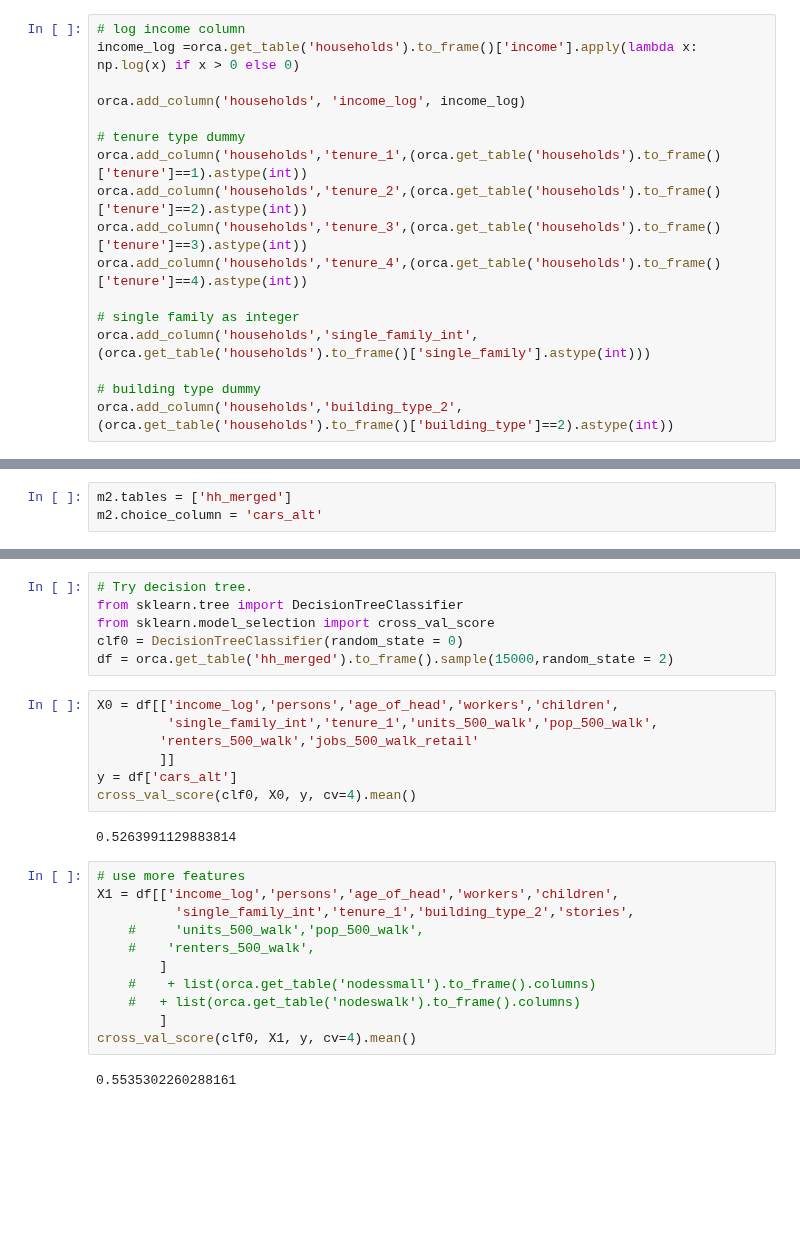
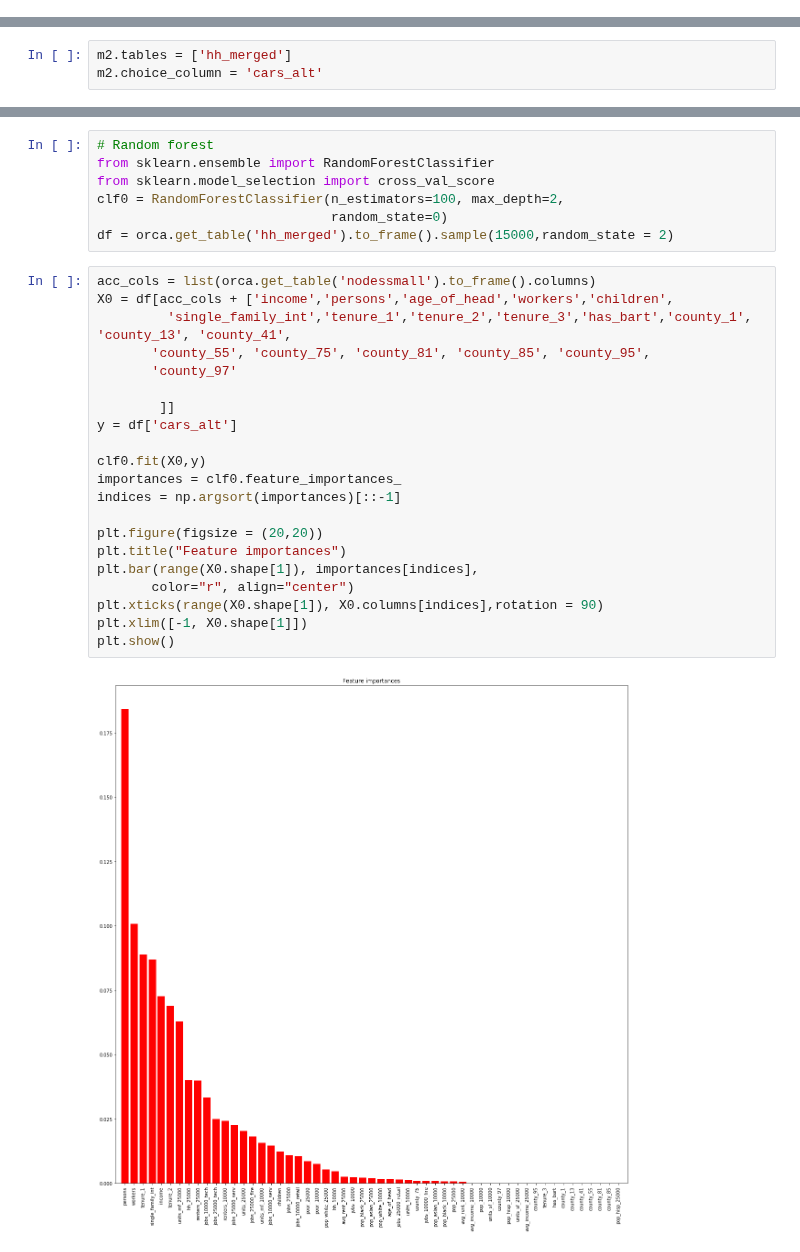
Before and after one commit to ual/ual_model_workspace, a Jupyter notebook: fall-2018-models/notebooks-jayne/auto_ownership.ipynb, the cells around one changed output, grey strips where cells are left out. Cells and saved outputs as stored; diff of their text form; blank space fills up the shorter version.

```diff
--- a/fall-2018-models/notebooks-jayne/auto_ownership.ipynb
+++ b/fall-2018-models/notebooks-jayne/auto_ownership.ipynb
@@ -141,17 +120,0 @@ m.choice_column = 'cars_alt'
-# %%
-# log income column
-income_log =orca.get_table('households').to_frame()['income'].apply(lambda x:  np.log(x) if x > 0 else 0)
-
-orca.add_column('households', 'income_log', income_log)
-
-# tenure type dummy
-orca.add_column('households','tenure_1',(orca.get_table('households').to_frame()['tenure']==1).astype(int))
-orca.add_column('households','tenure_2',(orca.get_table('households').to_frame()['tenure']==2).astype(int))
-orca.add_column('households','tenure_3',(orca.get_table('households').to_frame()['tenure']==3).astype(int))
-orca.add_column('households','tenure_4',(orca.get_table('households').to_frame()['tenure']==4).astype(int))
-
-# single family as integer
-orca.add_column('households','single_family_int',(orca.get_table('households').to_frame()['single_family'].astype(int)))
-
-# building type dummy
-orca.add_column('households','building_type_2',(orca.get_table('households').to_frame()['building_type']==2).astype(int))
@@ -277,28 +177,30 @@ jobs_500_walk_retail_3    -0.0005   8.21e-05     -6.640      0.000      -0.001
 # %%
-# Try decision tree.
-from sklearn.tree import DecisionTreeClassifier
+# Random forest
+from sklearn.ensemble import RandomForestClassifier
 from sklearn.model_selection import cross_val_score
-clf0 = DecisionTreeClassifier(random_state = 0)
+clf0 = RandomForestClassifier(n_estimators=100, max_depth=2,
+                              random_state=0)
 df = orca.get_table('hh_merged').to_frame().sample(15000,random_state = 2)
-# %%
-X0 = df[['income_log','persons','age_of_head','workers','children',
-         'single_family_int','tenure_1','units_500_walk','pop_500_walk',
-        'renters_500_walk','jobs_500_walk_retail'
-        ]]
-y = df['cars_alt']
-cross_val_score(clf0, X0, y, cv=4).mean()
-# %% [output]
-0.5263991129883814
-# %%
-# use more features
-X1 = df[['income_log','persons','age_of_head','workers','children',
-          'single_family_int','tenure_1','building_type_2','stories',
-    #     'units_500_walk','pop_500_walk',
-    #    'renters_500_walk',
-        ]
-    #    + list(orca.get_table('nodessmall').to_frame().columns)
-    #   + list(orca.get_table('nodeswalk').to_frame().columns)
-        ]
-cross_val_score(clf0, X1, y, cv=4).mean()
-# %% [output]
-0.5535302260288161
+# %%
+acc_cols = list(orca.get_table('nodessmall').to_frame().columns)
+X0 = df[acc_cols + ['income','persons','age_of_head','workers','children',
+         'single_family_int','tenure_1','tenure_2','tenure_3','has_bart','county_1', 'county_13', 'county_41',
+       'county_55', 'county_75', 'county_81', 'county_85', 'county_95',
+       'county_97'
+
+        ]]
+y = df['cars_alt']
+
+clf0.fit(X0,y)
+importances = clf0.feature_importances_
+indices = np.argsort(importances)[::-1]
+
+plt.figure(figsize = (20,20))
+plt.title("Feature importances")
+plt.bar(range(X0.shape[1]), importances[indices],
+       color="r", align="center")
+plt.xticks(range(X0.shape[1]), X0.columns[indices],rotation = 90)
+plt.xlim([-1, X0.shape[1]])
+plt.show()
+# %% [output]
+[figure, added]
```
Also changed, not shown: parts of 38 cells of this notebook, 2 other files.
